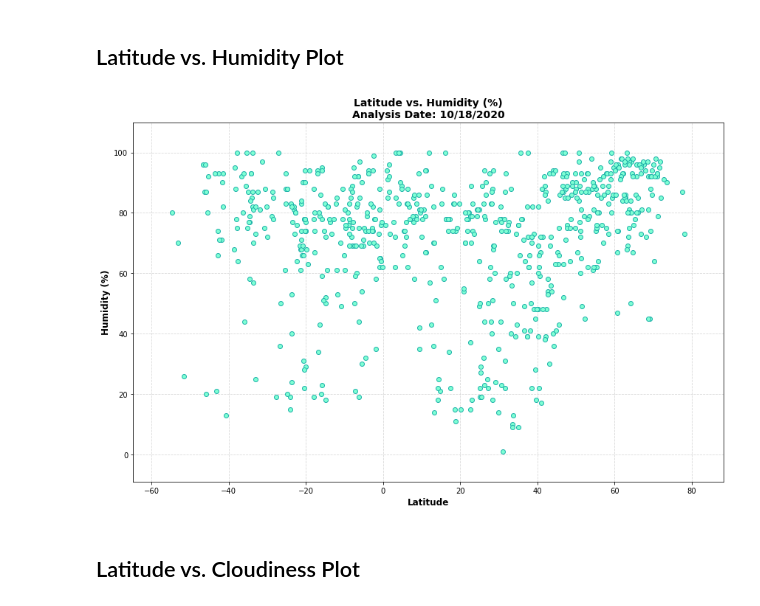
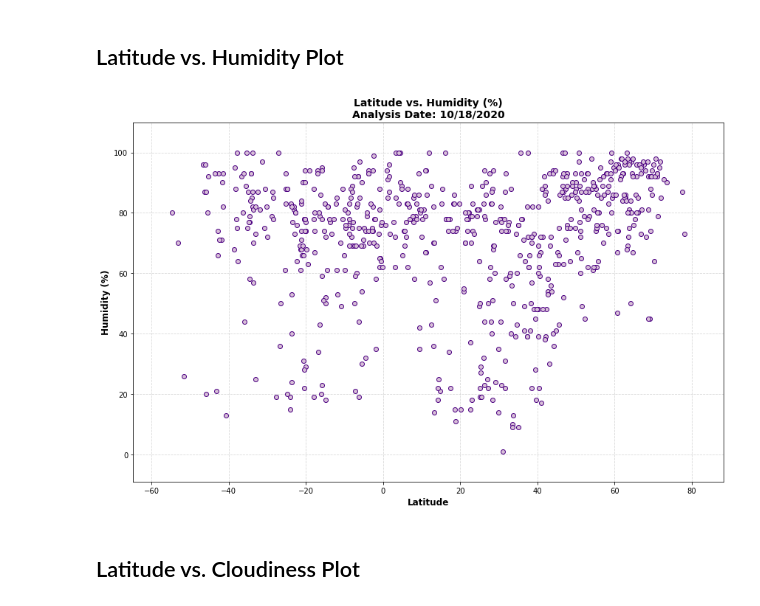
Before and after one commit to KaiCee2010/web-design-challenge, a Jupyter notebook: WebVisualizations/Resources/WeatherPy/WeatherPy.ipynb, the cells around one changed output. Cells and saved outputs as stored; diff of their text form; code cells hidden in the pictures.

```diff
--- a/WebVisualizations/Resources/WeatherPy/WeatherPy.ipynb
+++ b/WebVisualizations/Resources/WeatherPy/WeatherPy.ipynb
@@ -277,21 +277,21 @@ plt.savefig(out_file)
 # %%
 humidity = clean_city_data['Humidity']
 
 plt.figure(figsize=(12,8))
-plt.scatter(x=lat, y=humidity, marker="o", facecolors="aquamarine", edgecolors="lightseagreen", zorder=2)
+plt.scatter(x=lat, y=humidity, marker="o", facecolors="thistle", edgecolors="indigo", zorder=2)
 plt.title(f"Latitude vs. Humidity (%)\nAnalysis Date: {curr_date}",weight='bold', size=14)
 plt.ylabel("Humidity (%)",weight='bold', size=12)
 plt.xlabel("Latitude",weight='bold', size=12)
 plt.xlim(min(lat)-10, max(lat)+10)
 plt.ylim(min(humidity)-10, max(humidity)+10)
 plt.grid(axis='both', linestyle='--', alpha=.5, zorder=3)
 
 plt.tight_layout()
 
 out_file = os.path.join('..', '..', 'assets', 'images', 'lats_humidity.png')
 plt.savefig(out_file)
 # %% [output]
-[figure, old version]
+[figure, new version]
 # %% [markdown]
 ## Latitude vs. Cloudiness Plot
 # %%
```
Also changed, not shown: 7 other files.
